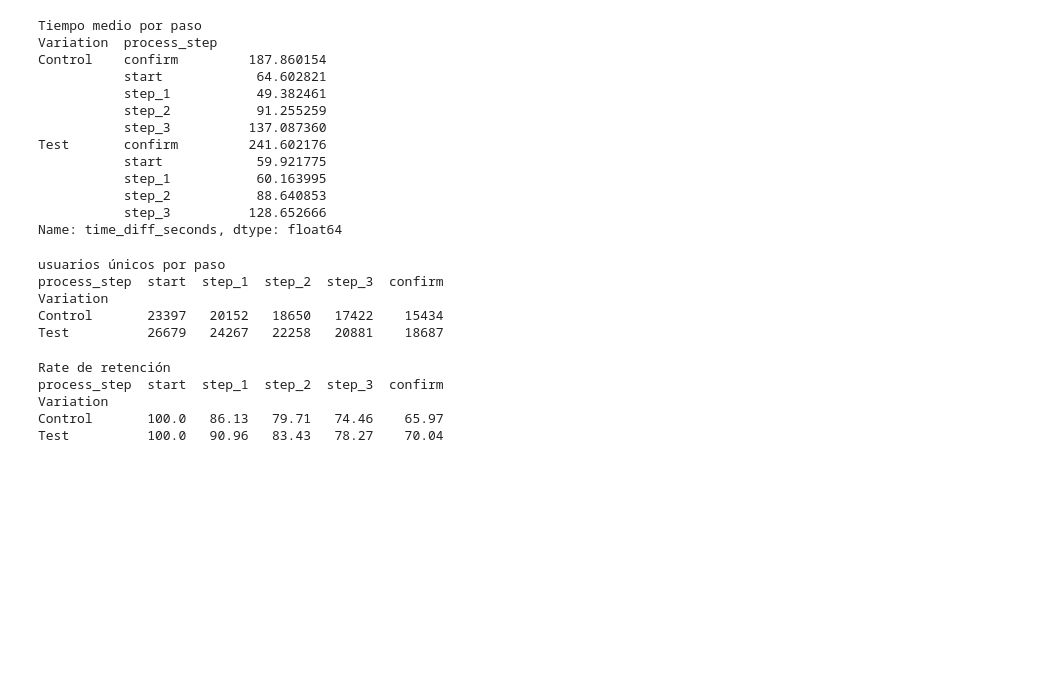
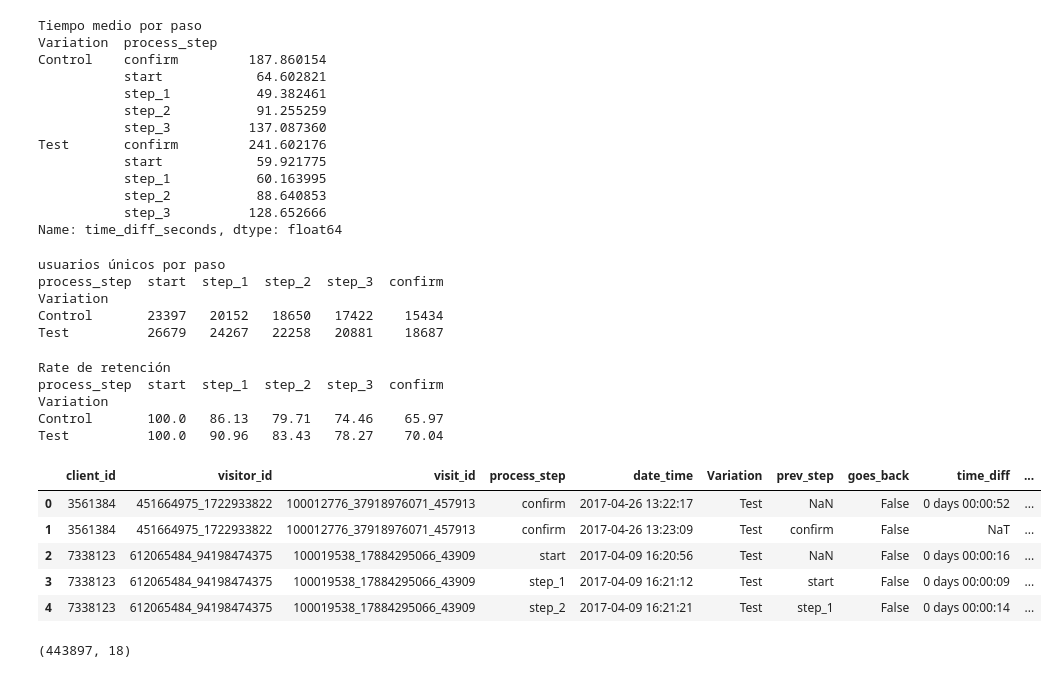
Before and after one commit to kevinjgonzalezp-ui/Proyecto_EDA, a Jupyter notebook: vanguard_analysis.ipynb, the cells around one changed output. Saved outputs shown, nothing was run; the diff lists cells and outputs as text; code cells hidden in the pictures; blank space fills up the shorter version.

```diff
--- a/vanguard_analysis.ipynb
+++ b/vanguard_analysis.ipynb
@@ -469,3 +469,23 @@ process_step  start  step_1  step_2  step_3  confirm
 Variation
 Control       100.0   86.13   79.71   74.46    65.97
 Test          100.0   90.96   83.43   78.27    70.04
+# %%
+df_final = pd.merge(
+    df_web_exp,
+    df_demo,
+    on='client_id',
+    how='left'
+)
+# %%
+df_final.head()
+# %% [output]
+|  | client_id | visitor_id | visit_id | process_step | date_time | Variation | prev_step | goes_back | time_diff | ... |
+| 0 | 3561384 | 451664975_1722933822 | 100012776_37918976071_457913 | confirm | 2017-04-26 13:22:17 | Test | NaN | False | 0 days 00:00:52 | ... |
+| 1 | 3561384 | 451664975_1722933822 | 100012776_37918976071_457913 | confirm | 2017-04-26 13:23:09 | Test | confirm | False | NaT | ... |
+| 2 | 7338123 | 612065484_94198474375 | 100019538_17884295066_43909 | start | 2017-04-09 16:20:56 | Test | NaN | False | 0 days 00:00:16 | ... |
+| 3 | 7338123 | 612065484_94198474375 | 100019538_17884295066_43909 | step_1 | 2017-04-09 16:21:12 | Test | start | False | 0 days 00:00:09 | ... |
+| 4 | 7338123 | 612065484_94198474375 | 100019538_17884295066_43909 | step_2 | 2017-04-09 16:21:21 | Test | step_1 | False | 0 days 00:00:14 | ... |
+# %%
+df_final.shape
+# %% [output]
+(443897, 18)
```
Also changed, not shown: parts of 16 cells of this notebook.
